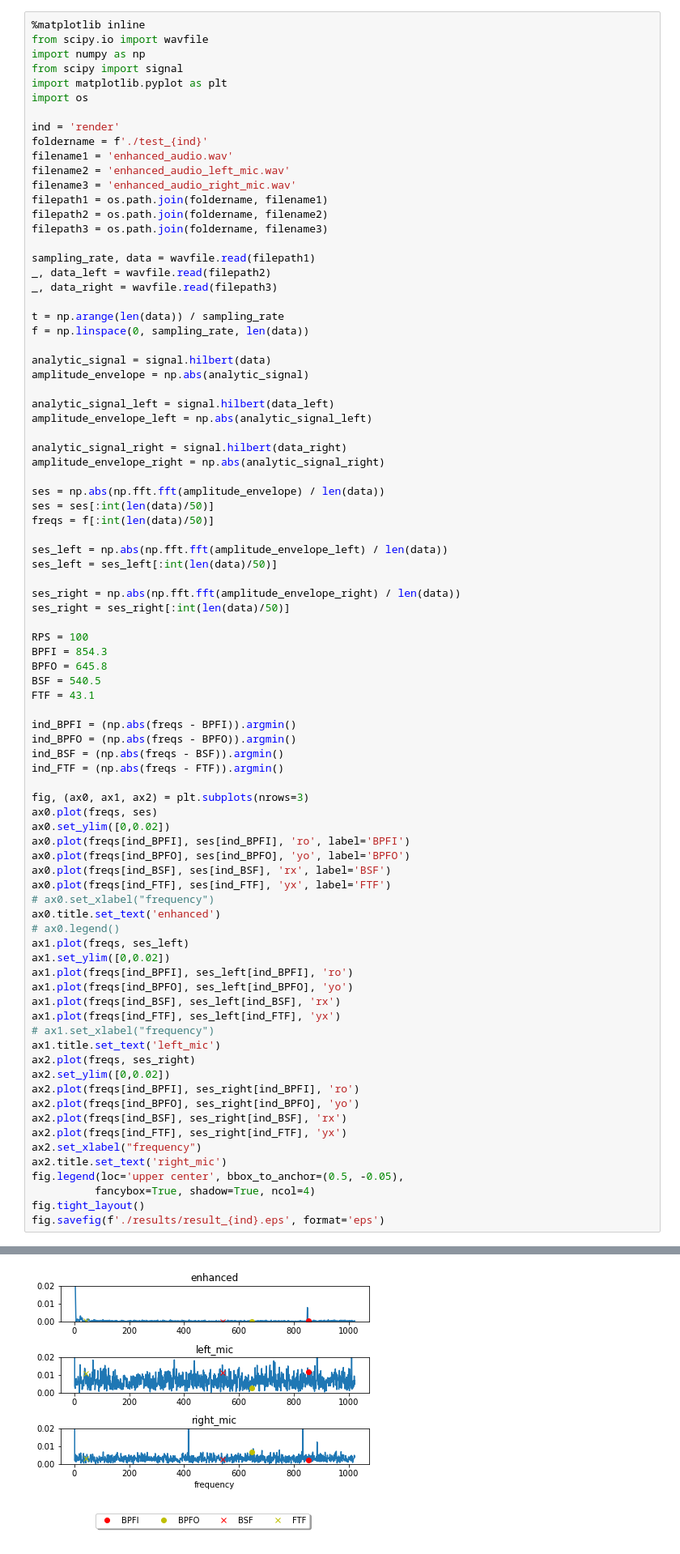
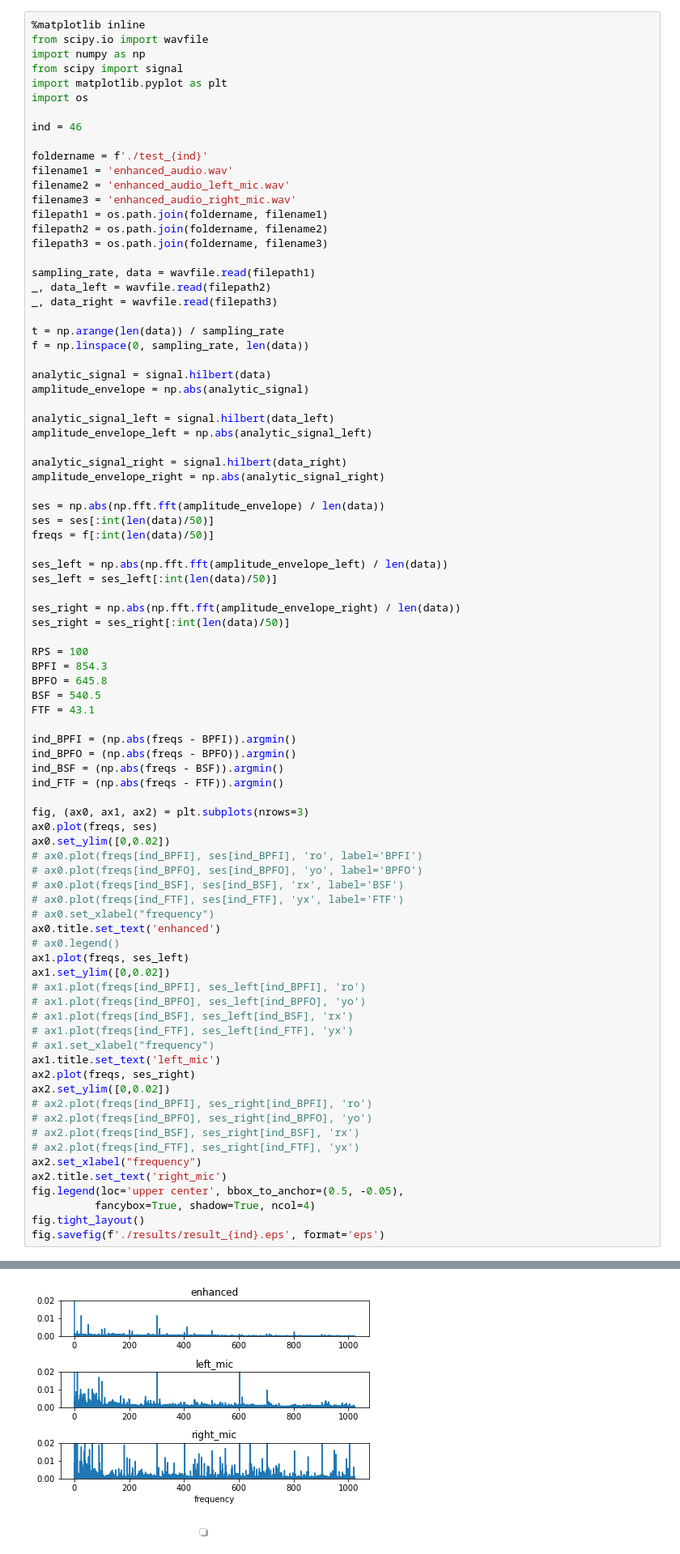
Before and after one commit to qffqqf/mvdr_beamformer, a Jupyter notebook: evaluation.ipynb, the cells around one changed output, grey strips where cells are left out. Shown at 81% size. Cells and saved outputs as stored; diff of their text form.

```diff
--- a/evaluation.ipynb
+++ b/evaluation.ipynb
@@ -81,7 +81,8 @@ from scipy import signal
 import matplotlib.pyplot as plt
 import os
 
-ind = 'render'
+ind = 46
+
 foldername = f'./test_{ind}'
 filename1 = 'enhanced_audio.wav'
 filename2 = 'enhanced_audio_left_mic.wav'
@@ -130,27 +131,27 @@ ind_FTF = (np.abs(freqs - FTF)).argmin()
 fig, (ax0, ax1, ax2) = plt.subplots(nrows=3)
 ax0.plot(freqs, ses)
 ax0.set_ylim([0,0.02])
-ax0.plot(freqs[ind_BPFI], ses[ind_BPFI], 'ro', label='BPFI')
-ax0.plot(freqs[ind_BPFO], ses[ind_BPFO], 'yo', label='BPFO')
-ax0.plot(freqs[ind_BSF], ses[ind_BSF], 'rx', label='BSF')
-ax0.plot(freqs[ind_FTF], ses[ind_FTF], 'yx', label='FTF')
+# ax0.plot(freqs[ind_BPFI], ses[ind_BPFI], 'ro', label='BPFI')
+# ax0.plot(freqs[ind_BPFO], ses[ind_BPFO], 'yo', label='BPFO')
+# ax0.plot(freqs[ind_BSF], ses[ind_BSF], 'rx', label='BSF')
+# ax0.plot(freqs[ind_FTF], ses[ind_FTF], 'yx', label='FTF')
 # ax0.set_xlabel("frequency")
 ax0.title.set_text('enhanced')
 # ax0.legend()
 ax1.plot(freqs, ses_left)
 ax1.set_ylim([0,0.02])
-ax1.plot(freqs[ind_BPFI], ses_left[ind_BPFI], 'ro')
-ax1.plot(freqs[ind_BPFO], ses_left[ind_BPFO], 'yo')
-ax1.plot(freqs[ind_BSF], ses_left[ind_BSF], 'rx')
-ax1.plot(freqs[ind_FTF], ses_left[ind_FTF], 'yx')
+# ax1.plot(freqs[ind_BPFI], ses_left[ind_BPFI], 'ro')
+# ax1.plot(freqs[ind_BPFO], ses_left[ind_BPFO], 'yo')
+# ax1.plot(freqs[ind_BSF], ses_left[ind_BSF], 'rx')
+# ax1.plot(freqs[ind_FTF], ses_left[ind_FTF], 'yx')
 # ax1.set_xlabel("frequency")
 ax1.title.set_text('left_mic')
 ax2.plot(freqs, ses_right)
 ax2.set_ylim([0,0.02])
-ax2.plot(freqs[ind_BPFI], ses_right[ind_BPFI], 'ro')
-ax2.plot(freqs[ind_BPFO], ses_right[ind_BPFO], 'yo')
-ax2.plot(freqs[ind_BSF], ses_right[ind_BSF], 'rx')
-ax2.plot(freqs[ind_FTF], ses_right[ind_FTF], 'yx')
+# ax2.plot(freqs[ind_BPFI], ses_right[ind_BPFI], 'ro')
+# ax2.plot(freqs[ind_BPFO], ses_right[ind_BPFO], 'yo')
+# ax2.plot(freqs[ind_BSF], ses_right[ind_BSF], 'rx')
+# ax2.plot(freqs[ind_FTF], ses_right[ind_FTF], 'yx')
 ax2.set_xlabel("frequency")
 ax2.title.set_text('right_mic')
 fig.legend(loc='upper center', bbox_to_anchor=(0.5, -0.05),
@@ -161,3 +163,3 @@ fig.savefig(f'./results/result_{ind}.eps', format='eps')
 The PostScript backend does not support transparency; partially transparent artists will be rendered opaque.
 The PostScript backend does not support transparency; partially transparent artists will be rendered opaque.
-[figure, old version]
+[figure, new version]
```
Also changed, not shown: parts of 1 cell of this notebook, 5 other files.
